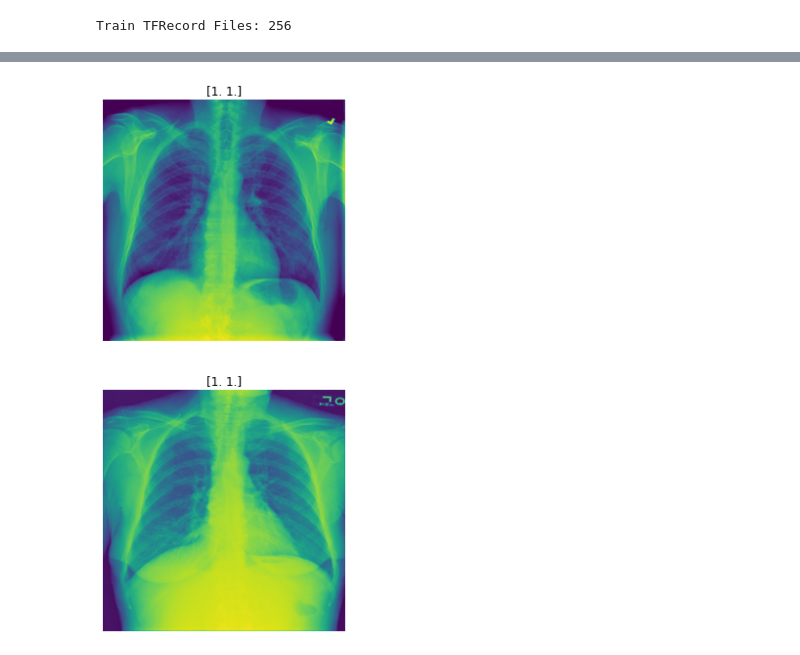
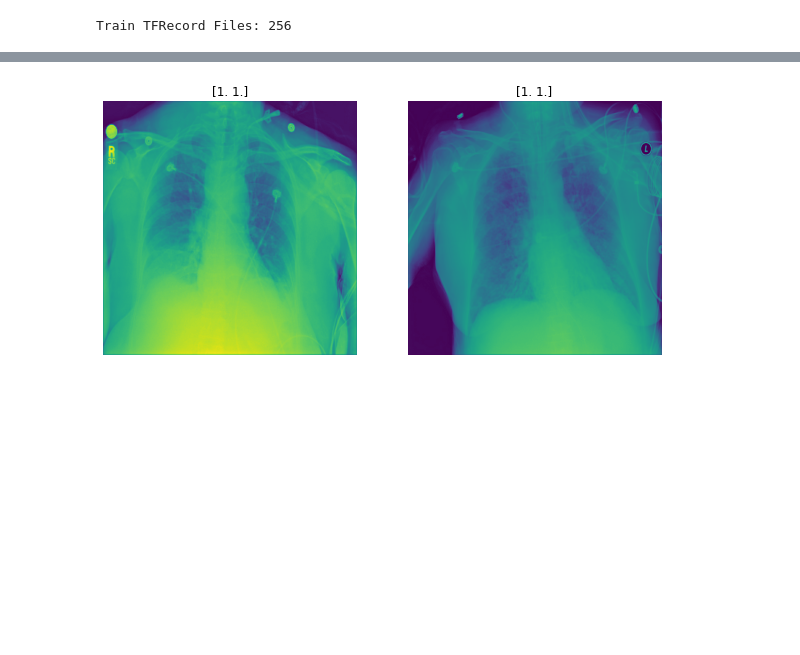
Before and after one commit to Angad99/Chest-X-Ray-Disease-Detection, a Jupyter notebook: Preprocessing and Modeling.ipynb, the cells around one changed output, grey strips where cells are left out. Drawn from its saved outputs; the diff is of its cells as text; code cells hidden in the pictures; blank space fills up the shorter version.

```diff
--- a/Preprocessing and Modeling.ipynb
+++ b/Preprocessing and Modeling.ipynb
@@ -82,7 +83,6 @@ def load_dataset(filenames):
 # %%
 def get_dataset(filenames):
     dataset = load_dataset(filenames)
-    dataset = dataset.shuffle(2048)
     dataset = dataset.prefetch(buffer_size=AUTOTUNE)
     dataset = dataset.batch(BATCH_SIZE)
     return dataset
@@ -92,14 +88,0 @@ train_dataset = get_dataset(FILENAMES[0:3])
-# %%
-image_batch, label_batch = next(iter(train_dataset))
-
-
-def show_batch(image_batch, label_batch):
-    plt.figure(figsize=(8, 8))
-    for n in range(8):
-        ax = plt.subplot(2, 4, n + 1)
-        plt.imshow(image_batch[n] / 255.0,cmap='gray')
-        plt.title(label_batch[n])
-        plt.axis("off")
-
-
-show_batch(image_batch.numpy(), label_batch.numpy())
@@ -108,3 +89,5 @@ IndexError: index 2 is out of bounds for axis 0 with size 2
+# %%
+train_dataset = get_dataset(FILENAMES)
 # %%
 def make_model():
 
@@ -124,6 +107,6 @@ model = make_model()
 
 history = model.fit(
     train_dataset,
-    epochs=2,
+    epochs=3,
 )
 # %% [output]
@@ -134,19 +119,19 @@ Epoch 2/2
 # %%
 def show_batch_predictions(image_batch):
     plt.figure(figsize=(10, 10))
     for n in range(2):
-        ax = plt.subplot(2, 1, n + 1)
+        ax = plt.subplot(1, 2, n + 1)
         plt.imshow(image_batch[n] / 255.0)
         img_array = tf.expand_dims(image_batch[n], axis=0)
         plt.title(model.predict(img_array)[0])
         plt.axis("off")
 
 
 image_batch, label_batch = next(iter(train_dataset))
 
 show_batch_predictions(image_batch)
 # %% [output]
-[figure, old version]
+[figure, new version]
 # %%
 for element in train_dataset:
     print(element)
```
Also changed, not shown: parts of 7 cells of this notebook.
